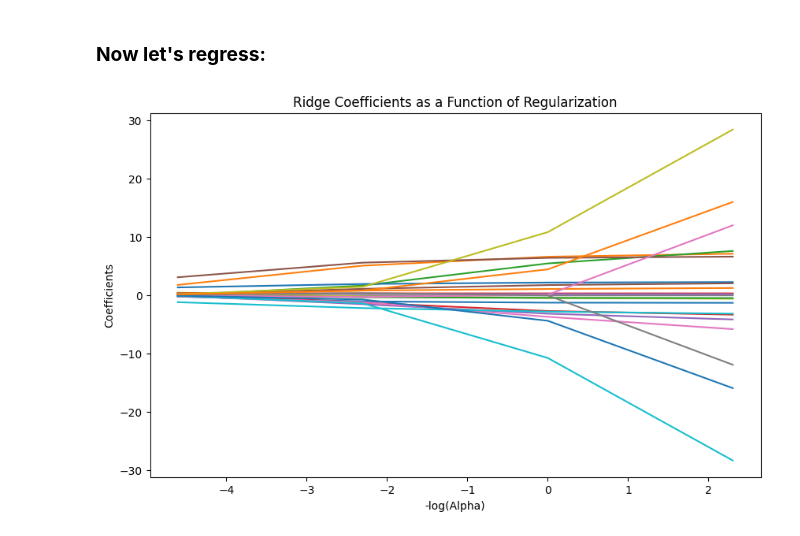
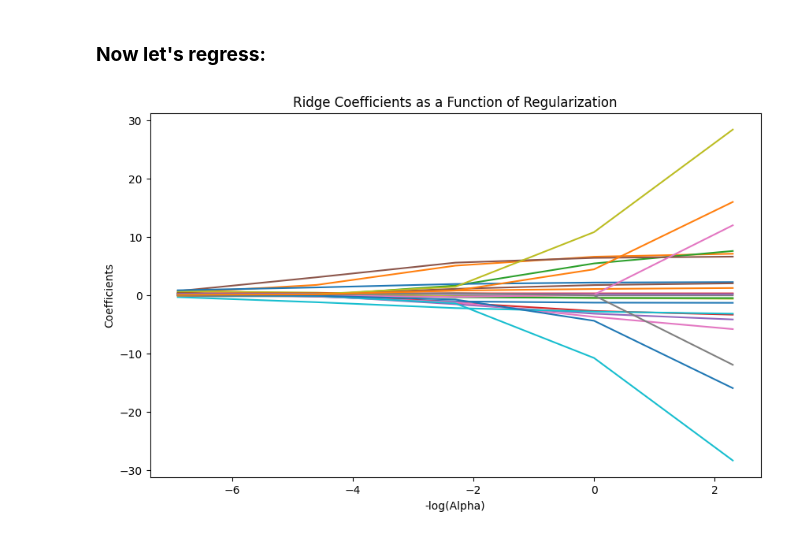
Before and after one commit to almsam/ML-playground, a Jupyter notebook: part 12 Ridge.ipynb, the cells around one changed output. Drawn from its saved outputs; the diff is of its cells as text; code cells hidden in the pictures.

Commit message:
plot ammend

```diff
--- a/part 12 Ridge.ipynb
+++ b/part 12 Ridge.ipynb
@@ -75,15 +75,15 @@ x_train = pd.get_dummies(training_data.drop('Salary', axis=1))
 
 ridge_mod = ElasticNet(alpha=1, l1_ratio=0).fit(x_train, y_train)
 # %%
-alphas = [0.1, 1, 10, 100]  # Example values for the regularization strength
+alphas = [0.1, 1, 10, 100, 1000]  # Example values for the regularization strength
 coefs = []
 
 for a in alphas:
     ridge_mod = ElasticNet(alpha=a, l1_ratio=0).fit(x_train, y_train)
     coefs.append(ridge_mod.coef_)
 
 plt.figure(figsize=(10, 6));    plt.plot(-np.log(alphas), coefs)
 plt.xlabel('-log(Alpha)');      plt.ylabel('Coefficients')
 plt.title('Ridge Coefficients as a Function of Regularization');    plt.show()
 # %% [output]
-[figure, old version]
+[figure, new version]
```
